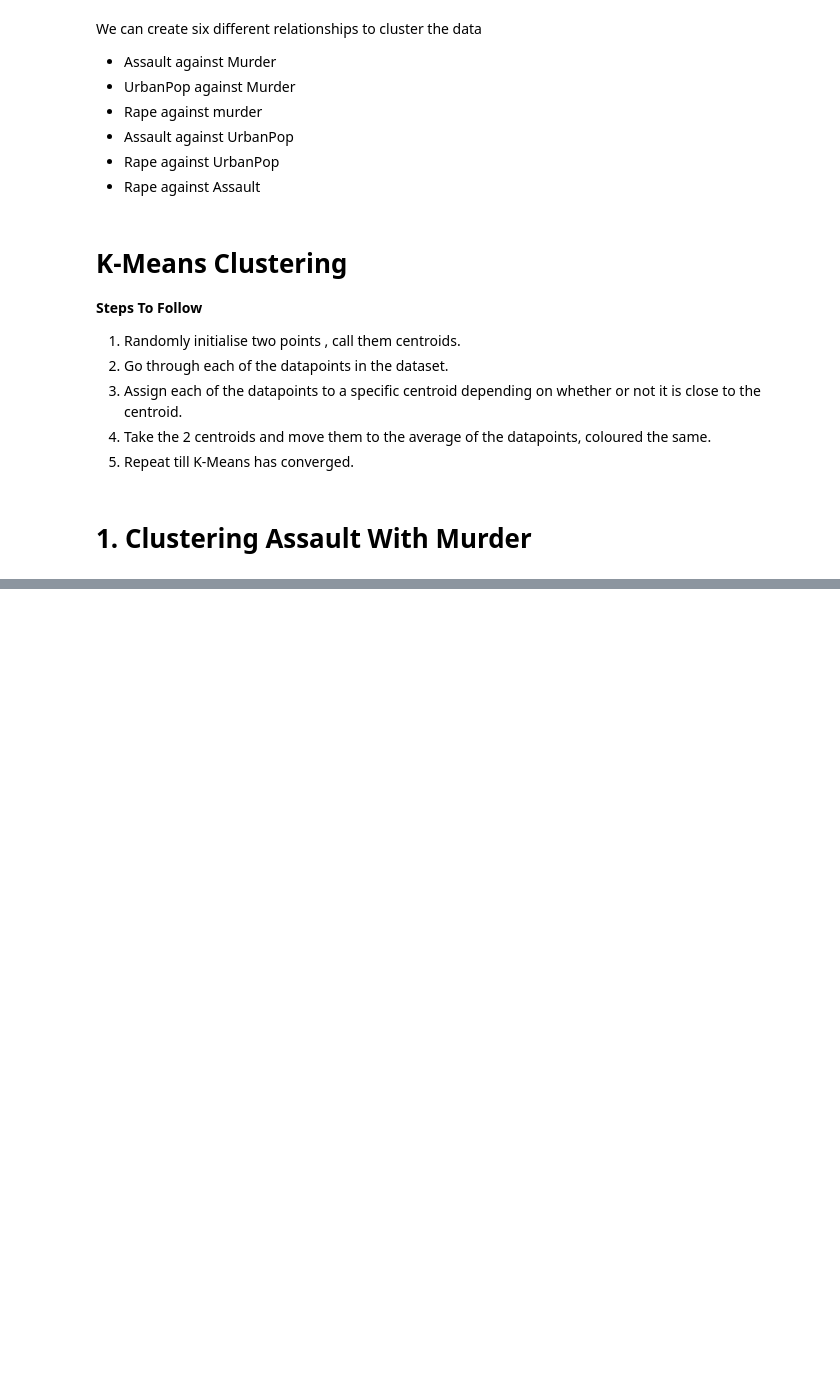
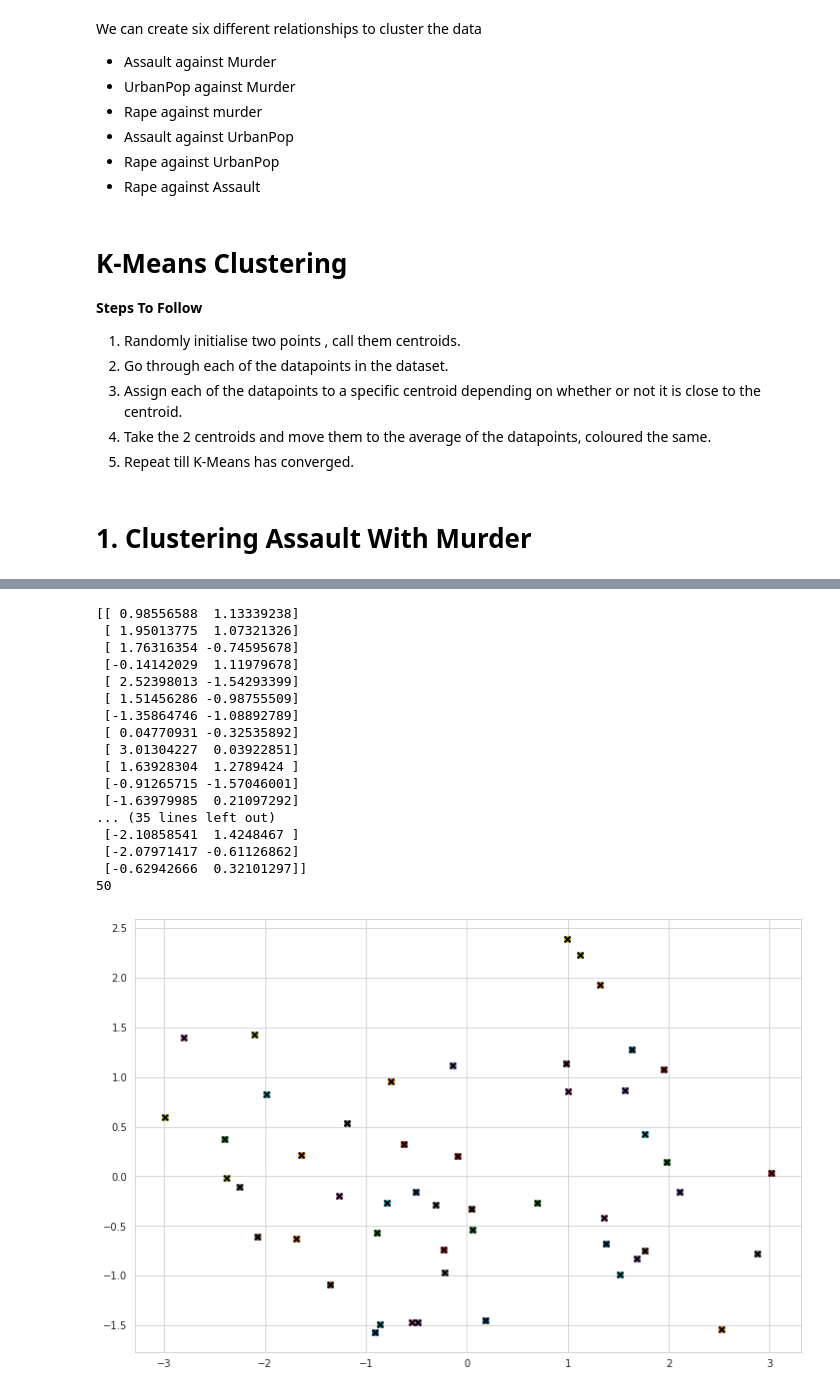
Before and after one commit to TROISTROIS/BLUE-BOOK-FOR-BULLDOZERS, a Jupyter notebook: k-means-practice.ipynb, the cells around one changed output, grey strips where cells are left out. Cells and saved outputs as stored; diff of their text form; code cells hidden in the pictures; blank space fills up the shorter version.

```diff
--- a/k-means-practice.ipynb
+++ b/k-means-practice.ipynb
@@ -132,8 +147,10 @@ df = df.values
+# %%
+PCA_components=PCA_components.values
 # %%
 np.random.seed(42)
 
 # define the euclidian distance of two vectors x1 and x2
-def euclidian_distance(x1,x2):
+def euclidean_distance(x1,x2):
     #return the  sum of squared distances
     return np.sqrt(np.sum((x1-x2)**2))
 # kmeans class
@@ -219,9 +236,7 @@ class KMeans:
 
     def _is_converged(self, centroids_old, centroids):
         # distances between each old and new centroids, fol all centroids
-        distances = [
-            euclidean_distance(centroids_old[i], centroids[i]) for i in range(self.K)
-        ]
+        distances = [euclidean_distance(centroids_old[i], centroids[i]) for i in range(self.K)]
         return sum(distances) == 0
 
     def plot(self):
@@ -238,22 +253,41 @@ class KMeans:
 
         plt.show()
 # %%
-# # Testing
-# if __name__ == "__main__":
+# Testing
+if __name__ == "__main__":
 
-#     # Convert the dataframe into a NumPy array
+    # Convert the dataframe into a NumPy array
 
-#     # Assign the features and labels to X and y, respectively
-#     X = df[:, 0:2]
-#     y = df[:,2]
-#     print(X)
-#     # Get the number of clusters from the unique labels in the data
-#     clusters = len(np.unique(y))
+    # Assign the features and labels to X and y, respectively
+    X = PCA_components[:, 0:2]
+    y = PCA_components[:,1]
+    print(X)
+    # Get the number of clusters from the unique labels in the data
+    clusters = len(np.unique(y))
 
-#     # Print the number of clusters
-#     print(clusters)
+    # Print the number of clusters
+    print(clusters)
 
-#     k = KMeans(K=clusters, max_iters=150, plot_steps=False)
-#     y_pred = k.predict(X)
+    k = KMeans(K=clusters, max_iters=150, plot_steps=False)
+    y_pred = k.predict(X)
 
-#     k.plot()
+    k.plot()
+# %% [output]
+[[ 0.98556588  1.13339238]
+ [ 1.95013775  1.07321326]
+ [ 1.76316354 -0.74595678]
+ [-0.14142029  1.11979678]
+ [ 2.52398013 -1.54293399]
+ [ 1.51456286 -0.98755509]
+ [-1.35864746 -1.08892789]
+ [ 0.04770931 -0.32535892]
+ [ 3.01304227  0.03922851]
+ [ 1.63928304  1.2789424 ]
+ [-0.91265715 -1.57046001]
+ [-1.63979985  0.21097292]
+... (35 lines left out)
+ [-2.10858541  1.4248467 ]
+ [-2.07971417 -0.61126862]
+ [-0.62942666  0.32101297]]
+50
+[figure, added]
```
Also changed, not shown: parts of 9 cells of this notebook.
